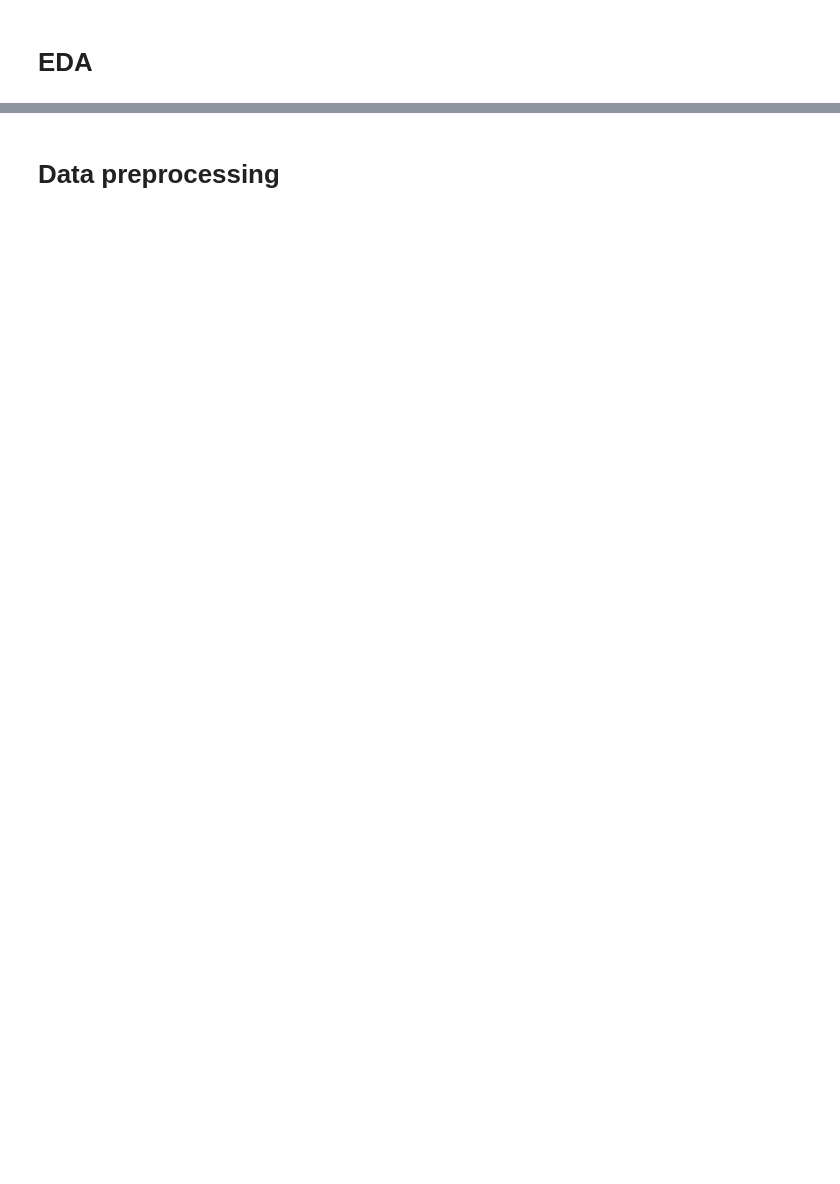
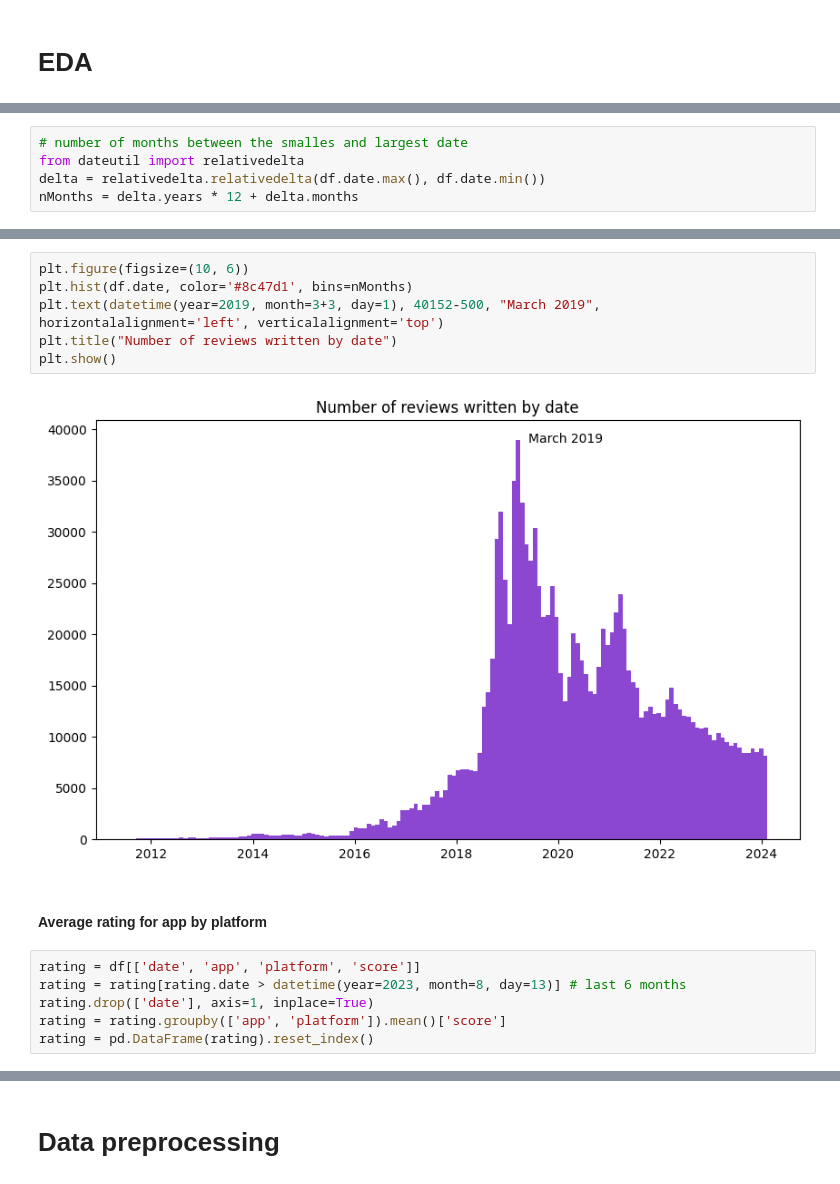
Before and after one commit to Skamlo/Food-Delivery-Apps-Analysis, a Jupyter notebook: main_analysis.ipynb, the cells around one changed output, grey strips where cells are left out. Saved outputs shown, nothing was run; the diff lists cells and outputs as text; blank space fills up the shorter version.

```diff
--- a/main_analysis.ipynb
+++ b/main_analysis.ipynb
@@ -129,0 +126,5 @@ plt.show()
+# %%
+# number of months between the smalles and largest date
+from dateutil import relativedelta
+delta = relativedelta.relativedelta(df.date.max(), df.date.min())
+nMonths = delta.years * 12 + delta.months
@@ -129,0 +143,16 @@ plt.show()
+# %%
+plt.figure(figsize=(10, 6))
+plt.hist(df.date, color='#8c47d1', bins=nMonths)
+plt.text(datetime(year=2019, month=3+3, day=1), 40152-500, "March 2019", horizontalalignment='left', verticalalignment='top')
+plt.title("Number of reviews written by date")
+plt.show()
+# %% [output]
+[figure, added]
+# %% [markdown]
+#### Average rating for app by platform
+# %%
+rating = df[['date', 'app', 'platform', 'score']]
+rating = rating[rating.date > datetime(year=2023, month=8, day=13)] # last 6 months
+rating.drop(['date'], axis=1, inplace=True)
+rating = rating.groupby(['app', 'platform']).mean()['score']
+rating = pd.DataFrame(rating).reset_index()
```
Also changed, not shown: parts of 54 cells of this notebook.
